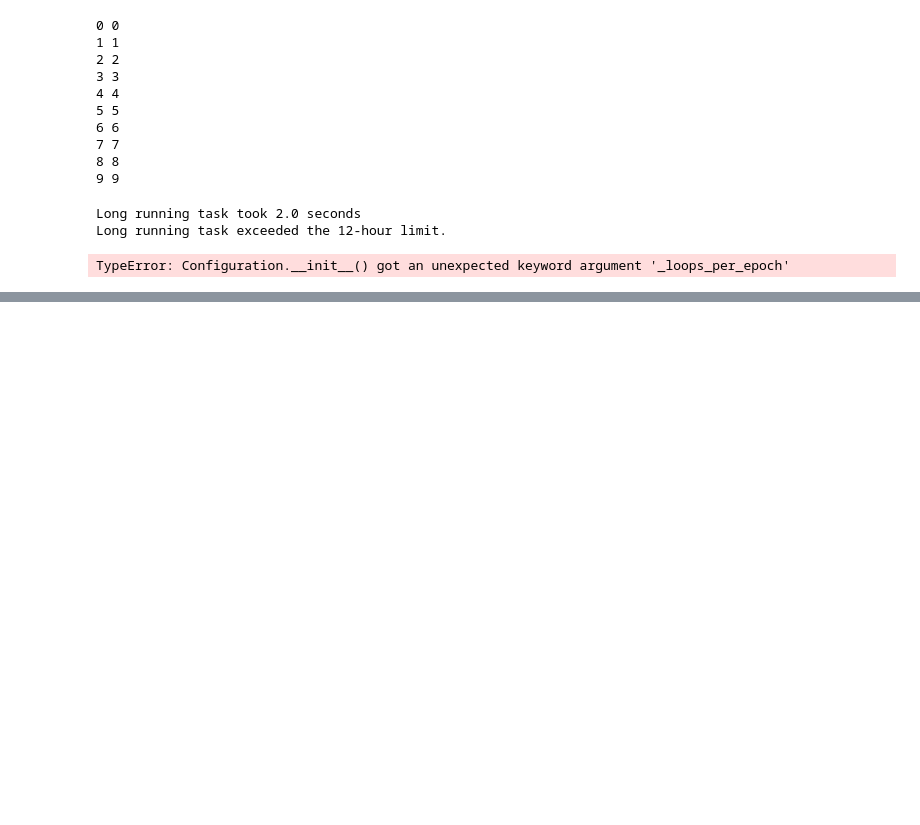
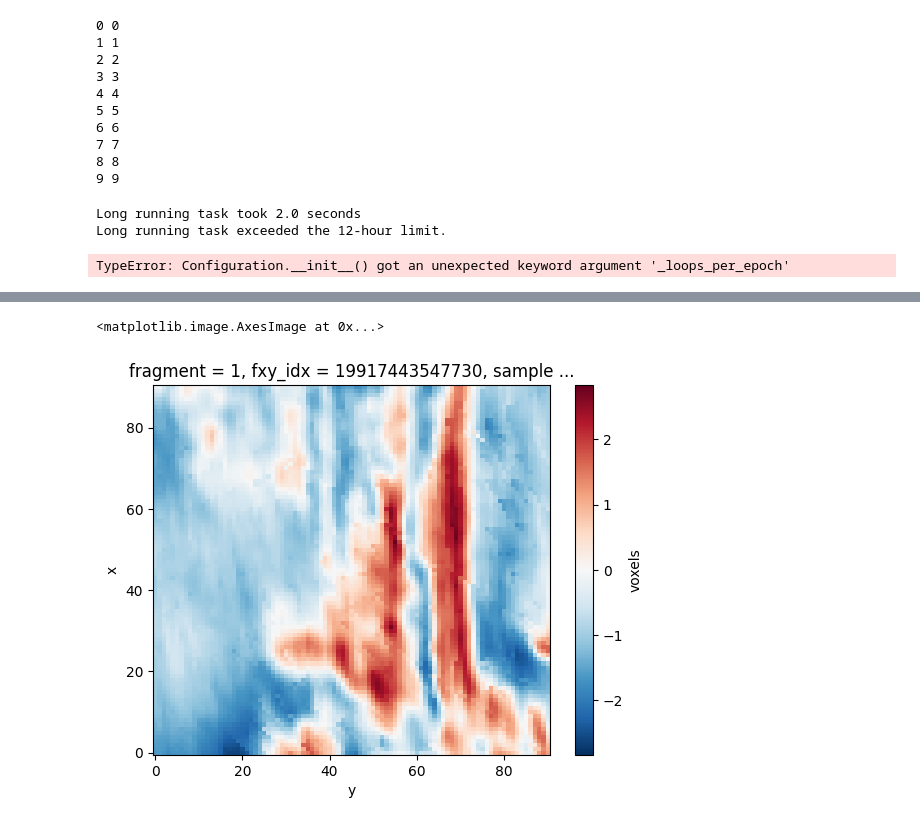
Before and after one commit to johnlavelle/vesuvius-ink-detection, a Jupyter notebook: notebooks/other.ipynb, the cells around one changed output, grey strips where cells are left out. Cells and saved outputs as stored; diff of their text form; code cells hidden in the pictures; blank space fills up the shorter version.

```diff
--- a/notebooks/other.ipynb
+++ b/notebooks/other.ipynb
@@ -709,0 +1004,3 @@ TypeError: Configuration.__init__() got an unexpected keyword argument '_loops_p
+# %%
+ds = xr.open_zarr('/data/kaggle/input/vesuvius-challenge-ink-detection/train/data_cache_regular/cache.zarr')
+ds.isel(sample=0)
@@ -709,0 +1040,5 @@ TypeError: Configuration.__init__() got an unexpected keyword argument '_loops_p
+# %%
+ds.voxels.isel(sample=101, z=20, empty=0).plot.imshow()
+# %% [output]
+<matplotlib.image.AxesImage at 0x...>
+[figure, added]
```
Also changed, not shown: parts of 24 cells of this notebook, 23 other files.
